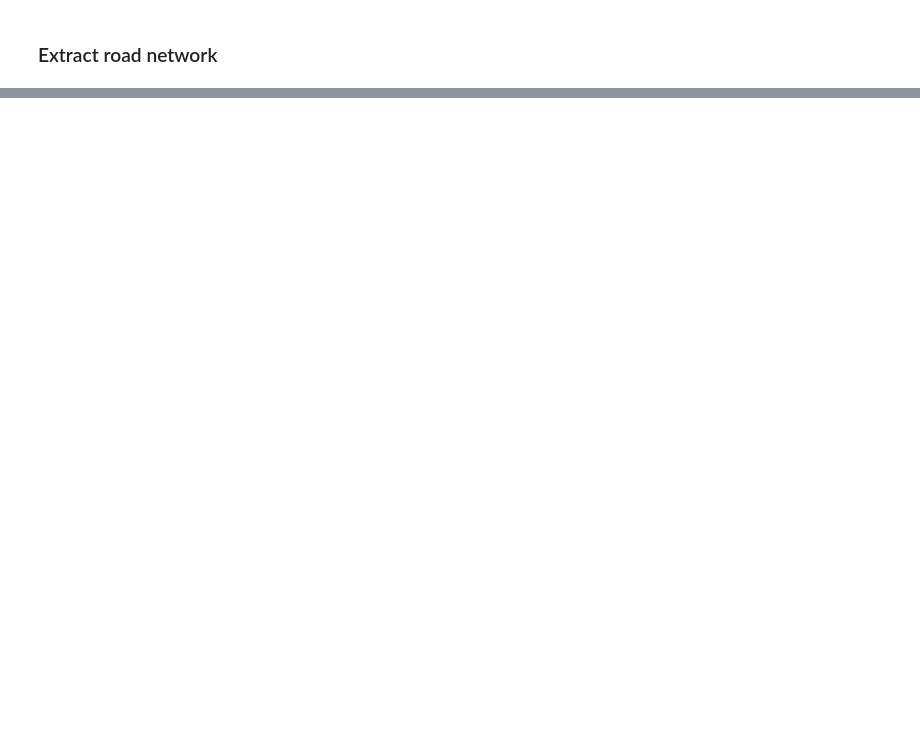
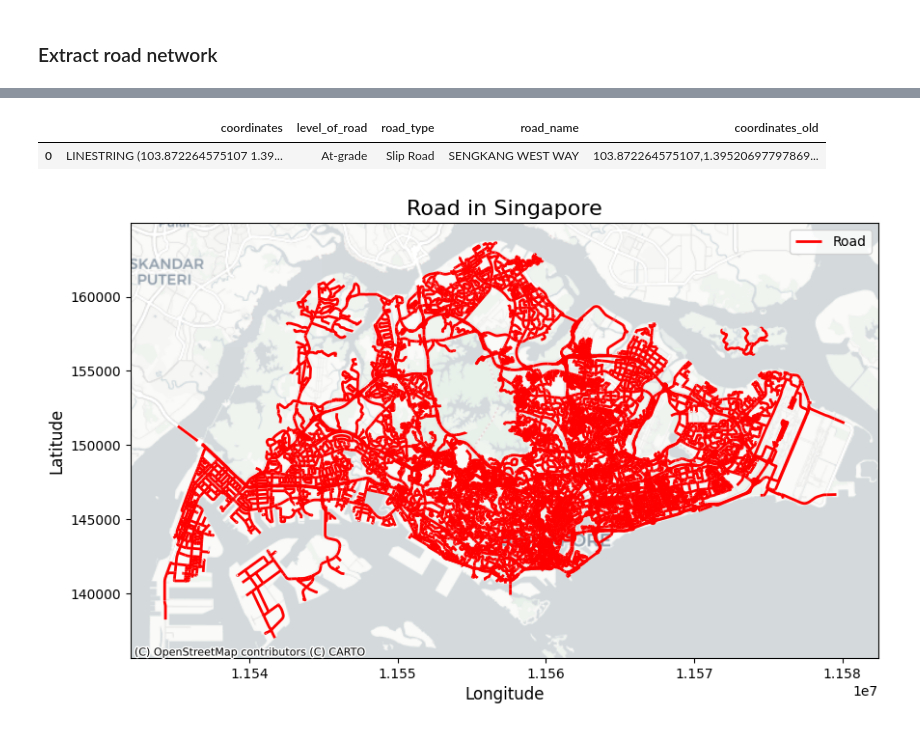
Before and after one commit to meirong-dong/trade-area-analysis, a Jupyter notebook: exploration/explore_poi.ipynb, the cells around one changed output, grey strips where cells are left out. Saved outputs shown, nothing was run; the diff lists cells and outputs as text; code cells hidden in the pictures; blank space fills up the shorter version.

```diff
--- a/exploration/explore_poi.ipynb
+++ b/exploration/explore_poi.ipynb
@@ -389,8 +521,8 @@ for placemark in root.findall(".//kml:Placemark", ns):
 
 # Write extracted data to CSV
 csv_columns = set().union(*(d.keys() for d in road_network_data))
-cleaned_road_network_file = data_dir + "road_network_202501.csv"
-with open(cleaned_road_network_file, mode="w", newline="", encoding="utf-8") as file:
+road_csv = data_dir + "road_network_202501.csv"
+with open(road_csv, mode="w", newline="", encoding="utf-8") as file:
     writer = csv.DictWriter(file, fieldnames=csv_columns)
     writer.writeheader()
     writer.writerows(road_network_data)
@@ -467,0 +533,2 @@ plt.show()
+# %%
+df_rn = visualize_data(road_csv)
@@ -467,0 +543,16 @@ plt.show()
+# %%
+def parse_coordinates(coord_string):
+    coords = coord_string.split(' ')
+    coordinates = [(float(coord.split(',')[0]), float(coord.split(',')[1])) for coord in coords]
+    return LineString(coordinates)
+
+df_rn["coordinates_old"] = df_rn["coordinates"]
+df_rn["coordinates"] = df_rn["coordinates_old"].apply(parse_coordinates)
+display(df_rn.head(1))
+# %% [output]
+|  | coordinates | level_of_road | road_type | road_name | coordinates_old |
+| 0 | LINESTRING (103.872264575107 1.39... | At-grade | Slip Road | SENGKANG WEST WAY | 103.872264575107,1.39520697797869... |
+# %%
+visualize_lines(df_rn, 'Road')
+# %% [output]
+[figure, added]
```
Also changed, not shown: parts of 22 cells of this notebook, 6 other files.
